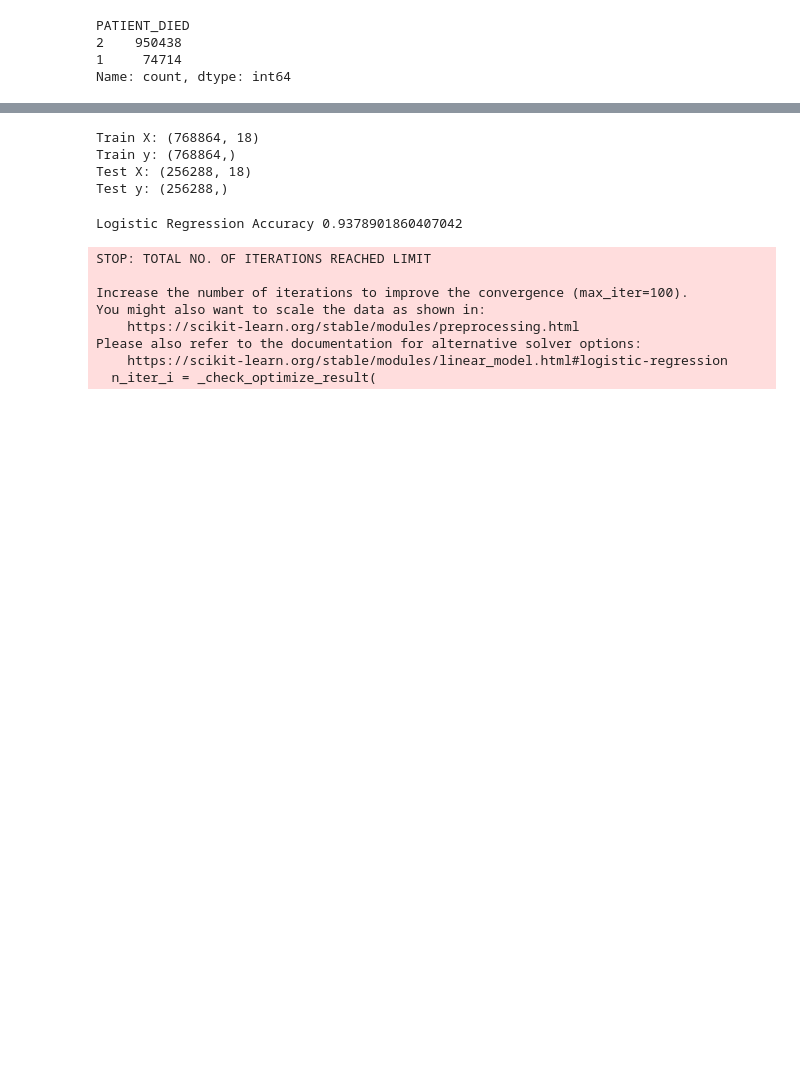
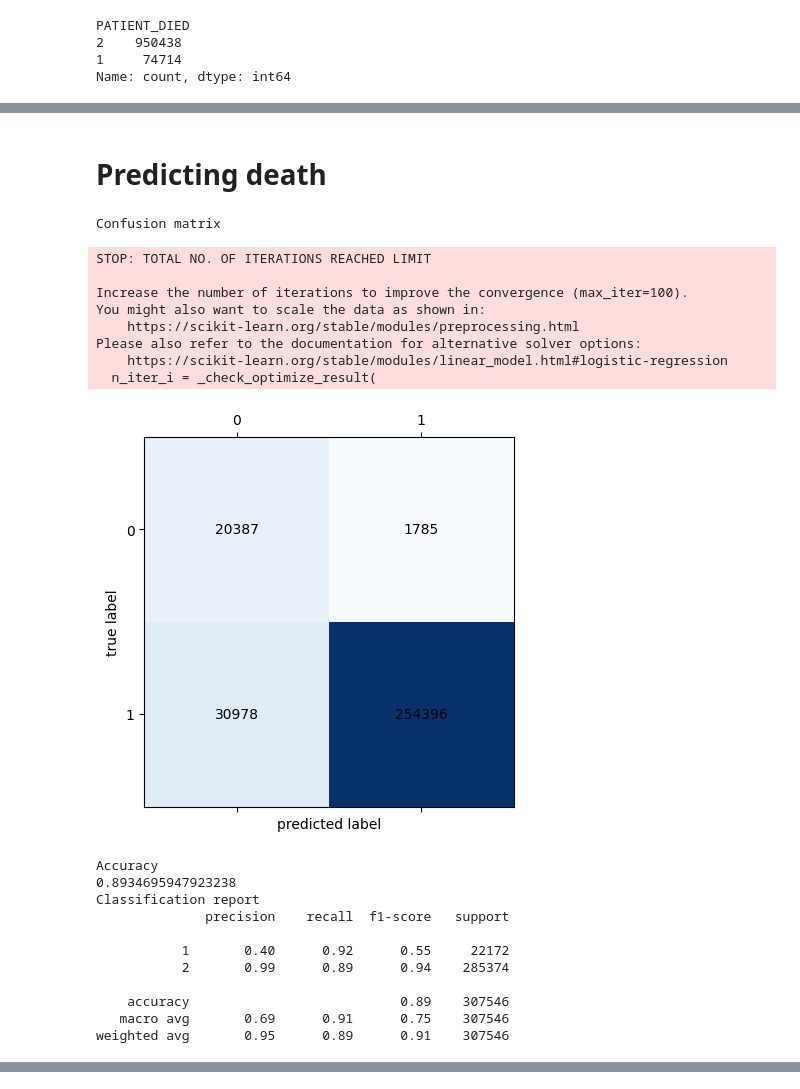
Before and after one commit to exkcd/covid-19, a Jupyter notebook: LogisticRegression.ipynb, the cells around one changed output, grey strips where cells are left out. Cells and saved outputs as stored; diff of their text form; code cells hidden in the pictures; blank space fills up the shorter version.

Commit message:
final results

```diff
--- a/LogisticRegression.ipynb
+++ b/LogisticRegression.ipynb
@@ -165,3 +223,31 @@ covid['AGE'] = scaler.fit_transform(covid.loc[:, ['AGE']])
+# %% [markdown]
+# Predicting death
 # %%
-y = covid['PATIENT_DIED']
-x = covid.drop('PATIENT_DIED', axis=1)
+# Predicting death
+
+x_death = covid.drop(['PATIENT_DIED', 'ICU', 'INTUBED'], axis=1)
+y_death = covid['PATIENT_DIED']
+
+logreg(x_death, y_death)
+# %% [output]
+Confusion matrix
+STOP: TOTAL NO. OF ITERATIONS REACHED LIMIT
+
+Increase the number of iterations to improve the convergence (max_iter=100).
+You might also want to scale the data as shown in:
+    https://scikit-learn.org/stable/modules/preprocessing.html
+Please also refer to the documentation for alternative solver options:
+    https://scikit-learn.org/stable/modules/linear_model.html#logistic-regression
+  n_iter_i = _check_optimize_result(
+[figure, added]
+Accuracy
+0.8934695947923238
+Classification report
+              precision    recall  f1-score   support
+
+           1       0.40      0.92      0.55     22172
+           2       0.99      0.89      0.94    285374
+
+    accuracy                           0.89    307546
+   macro avg       0.69      0.91      0.75    307546
+weighted avg       0.95      0.89      0.91    307546
@@ -168,29 +270,0 @@ x = covid.drop('PATIENT_DIED', axis=1)
-# %%
-from sklearn.model_selection import train_test_split
-x_train, x_test, y_train, y_test = train_test_split(x,y, random_state=42)
-
-print('Train X:', x_train.shape)
-print('Train y:', y_train.shape)
-print('Test X:', x_test.shape)
-print('Test y:', y_test.shape)
-# %% [output]
-Train X: (768864, 18)
-Train y: (768864,)
-Test X: (256288, 18)
-Test y: (256288,)
-# %%
-from sklearn.linear_model import LogisticRegression
-
-lr = LogisticRegression()
-lr.fit(x_train, y_train)
-print(f"Logistic Regression Accuracy {lr.score(x_test, y_test)}")
-# %% [output]
-Logistic Regression Accuracy 0.9378901860407042
-STOP: TOTAL NO. OF ITERATIONS REACHED LIMIT
-
-Increase the number of iterations to improve the convergence (max_iter=100).
-You might also want to scale the data as shown in:
-    https://scikit-learn.org/stable/modules/preprocessing.html
-Please also refer to the documentation for alternative solver options:
-    https://scikit-learn.org/stable/modules/linear_model.html#logistic-regression
-  n_iter_i = _check_optimize_result(
```
Also changed, not shown: parts of 17 cells of this notebook, 2 other files.
